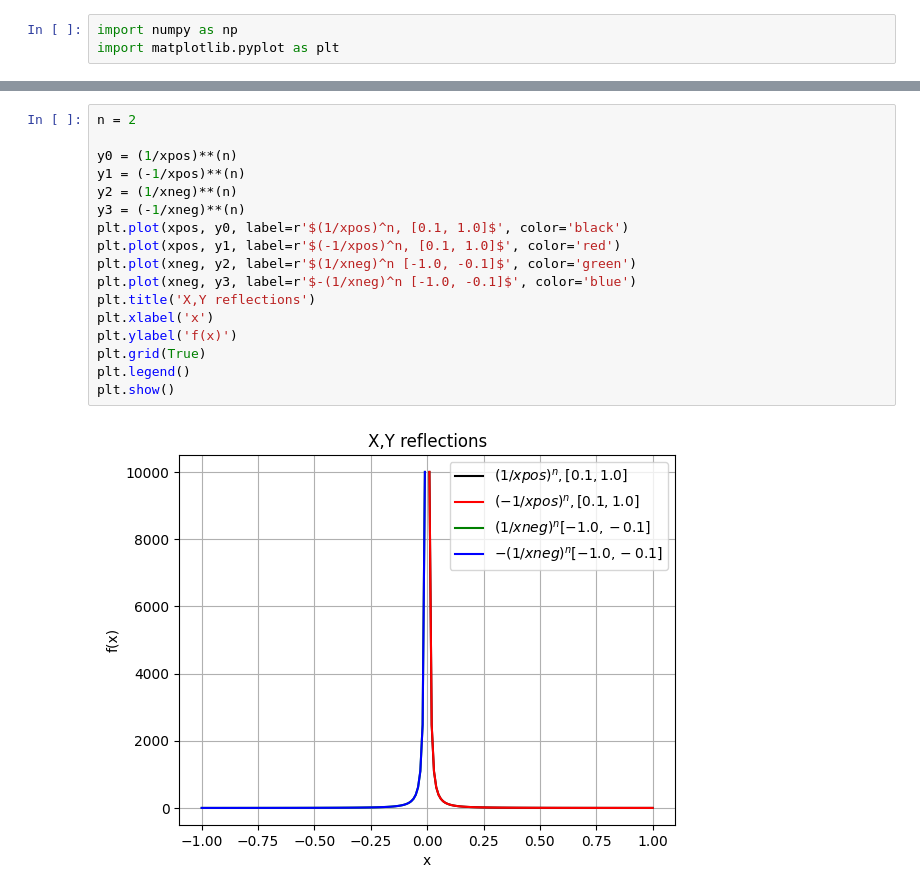
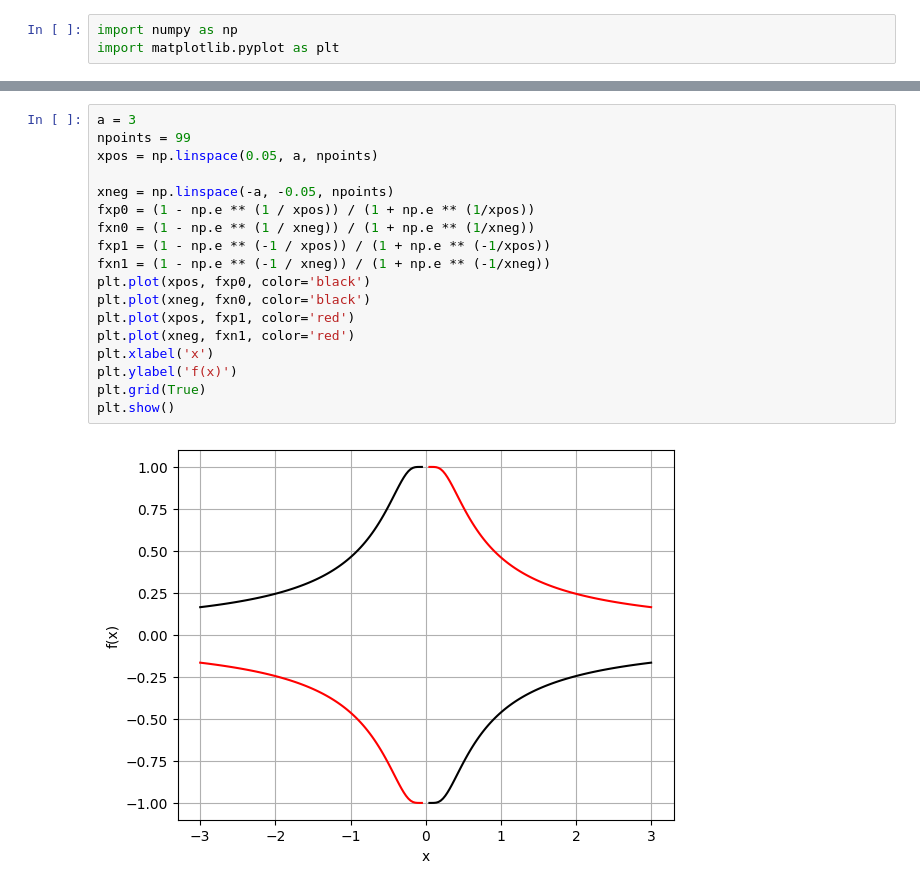
Before and after one commit to cca-calc/Chapter01, a Jupyter notebook: Chapter01-Section04-exponential-functions.ipynb, the cells around one changed output, grey strips where cells are left out. Drawn from its saved outputs; the diff is of its cells as text.

```diff
--- a/Chapter01-Section04-exponential-functions.ipynb
+++ b/Chapter01-Section04-exponential-functions.ipynb
@@ -38,19 +51,20 @@ plt.show()
 # %%
-n = 2
+a = 3
+npoints = 99
+xpos = np.linspace(0.05, a, npoints)
 
-y0 = (1/xpos)**(n)
-y1 = (-1/xpos)**(n)
-y2 = (1/xneg)**(n)
-y3 = (-1/xneg)**(n)
-plt.plot(xpos, y0, label=r'$(1/xpos)^n, [0.1, 1.0]$', color='black')
-plt.plot(xpos, y1, label=r'$(-1/xpos)^n, [0.1, 1.0]$', color='red')
-plt.plot(xneg, y2, label=r'$(1/xneg)^n [-1.0, -0.1]$', color='green')
-plt.plot(xneg, y3, label=r'$-(1/xneg)^n [-1.0, -0.1]$', color='blue')
-plt.title('X,Y reflections')
+xneg = np.linspace(-a, -0.05, npoints)
+fxp0 = (1 - np.e ** (1 / xpos)) / (1 + np.e ** (1/xpos))
+fxn0 = (1 - np.e ** (1 / xneg)) / (1 + np.e ** (1/xneg))
+fxp1 = (1 - np.e ** (-1 / xpos)) / (1 + np.e ** (-1/xpos))
+fxn1 = (1 - np.e ** (-1 / xneg)) / (1 + np.e ** (-1/xneg))
+plt.plot(xpos, fxp0, color='black')
+plt.plot(xneg, fxn0, color='black')
+plt.plot(xpos, fxp1, color='red')
+plt.plot(xneg, fxn1, color='red')
 plt.xlabel('x')
 plt.ylabel('f(x)')
 plt.grid(True)
-plt.legend()
 plt.show()
 # %% [output]
-[figure, old version]
+[figure, new version]
```
Also changed, not shown: parts of 8 cells of this notebook, 12 other files.
